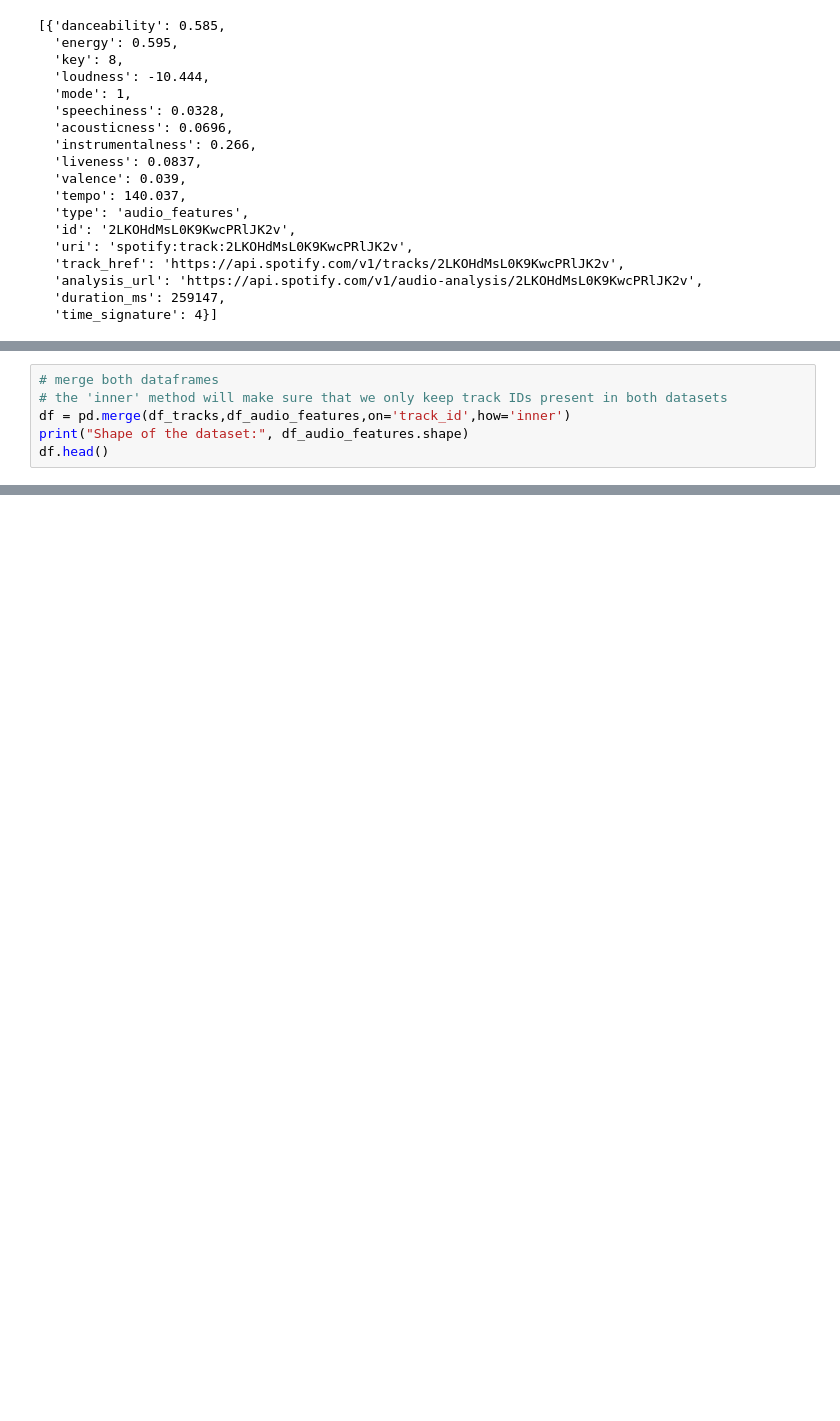
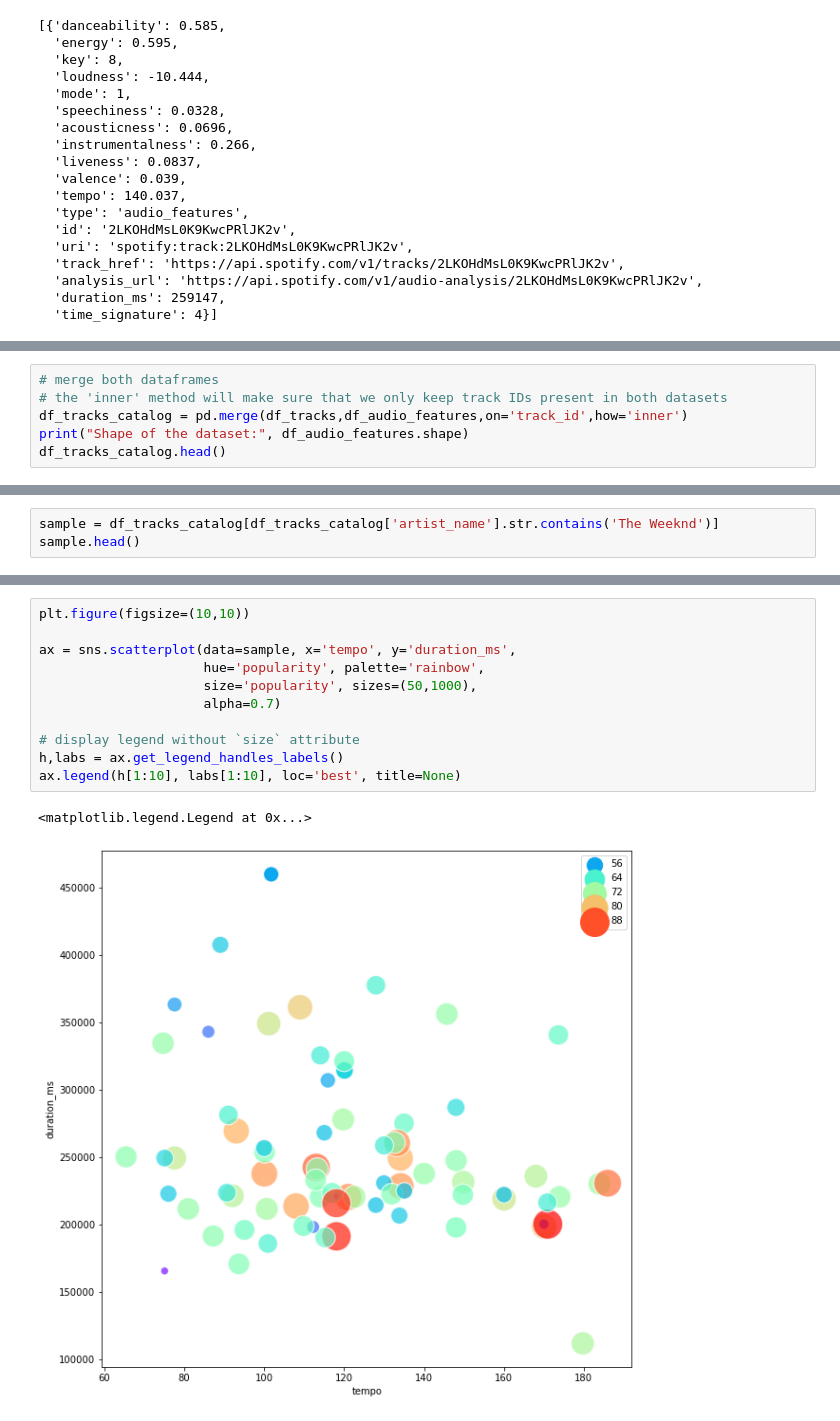
Before and after one commit to karolinastawicka/my-spotify-wrapped, a Jupyter notebook: notebooks/My New Jupiter Notebook .ipynb, the cells around one changed output, grey strips where cells are left out. Saved outputs shown, nothing was run; the diff lists cells and outputs as text; blank space fills up the shorter version.

```diff
--- a/notebooks/My New Jupiter Notebook .ipynb
+++ b/notebooks/My New Jupiter Notebook .ipynb
@@ -362,7 +318,7 @@ df_audio_features.shape
 # %%
 # merge both dataframes
 # the 'inner' method will make sure that we only keep track IDs present in both datasets
-df = pd.merge(df_tracks,df_audio_features,on='track_id',how='inner')
+df_tracks_catalog = pd.merge(df_tracks,df_audio_features,on='track_id',how='inner')
 print("Shape of the dataset:", df_audio_features.shape)
-df.head()
+df_tracks_catalog.head()
 # %% [output]
@@ -375,0 +364,3 @@ Shape of the dataset: (5, 14)
+# %%
+sample = df_tracks_catalog[df_tracks_catalog['artist_name'].str.contains('The Weeknd')]
+sample.head()
@@ -375,0 +374,14 @@ Shape of the dataset: (5, 14)
+# %%
+plt.figure(figsize=(10,10))
+
+ax = sns.scatterplot(data=sample, x='tempo', y='duration_ms',
+                     hue='popularity', palette='rainbow',
+                     size='popularity', sizes=(50,1000),
+                     alpha=0.7)
+
+# display legend without `size` attribute
+h,labs = ax.get_legend_handles_labels()
+ax.legend(h[1:10], labs[1:10], loc='best', title=None)
+# %% [output]
+<matplotlib.legend.Legend at 0x...>
+[figure, added]
```
Also changed, not shown: parts of 27 cells of this notebook, 5 other files.
